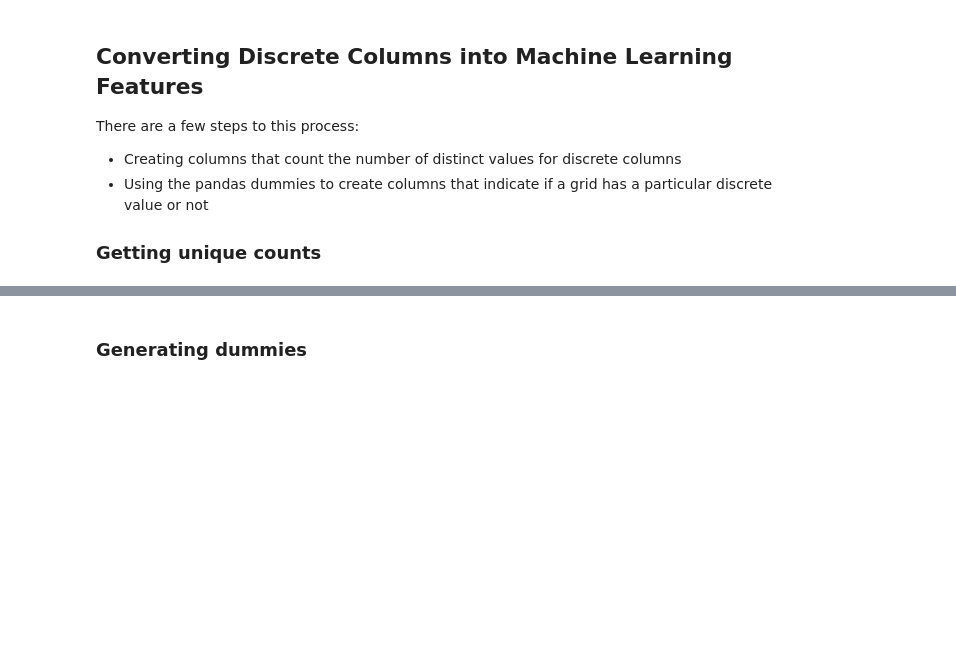
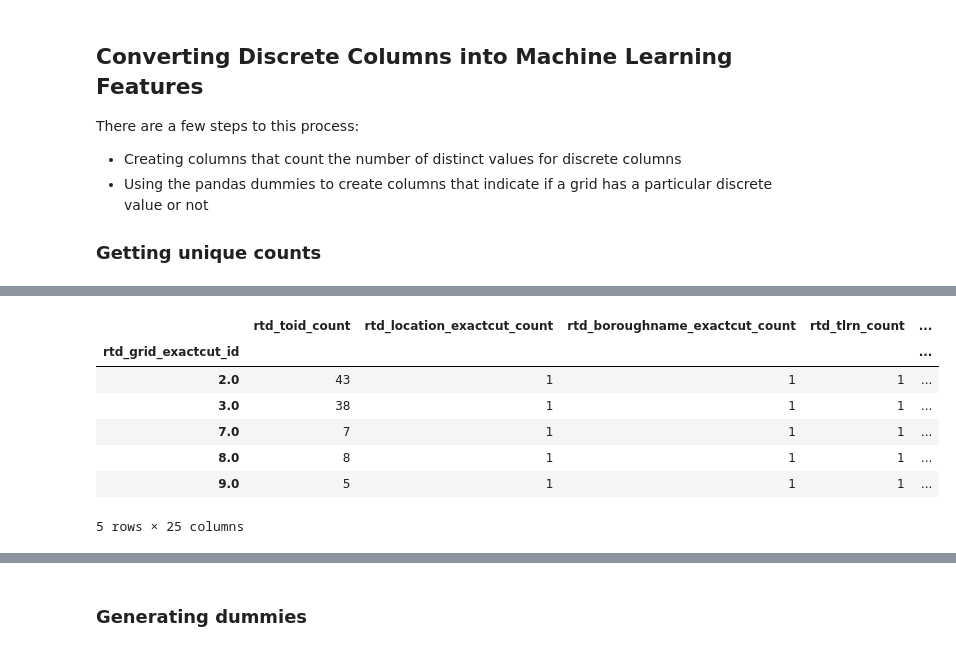
Before and after one commit to abdulrahman-almarzooqi/csck503project, a Jupyter notebook: LAEI_DataTransform.ipynb, the cells around one changed output, grey strips where cells are left out. Drawn from its saved outputs; the diff is of its cells as text; code cells hidden in the pictures; blank space fills up the shorter version.

```diff
--- a/LAEI_DataTransform.ipynb
+++ b/LAEI_DataTransform.ipynb
@@ -41,0 +49,50 @@ data_group_discrete.head()
+# %%
+# Calculate various aggregations of numerical data
+data_group_numeric = data.groupby(['rtd_grid_exactcut_id'])[['rtd_vkm_taxi',
+                                                              'rtd_vkm_pcar',
+                                                              'rtd_vkm_dcar',
+                                                              'rtd_vkm_plgv',
+                                                              'rtd_vkm_dlgv',
+                                                              'rtd_vkm_ltbus',
+                                                              'rtd_vkm_coach',
+                                                              'rtd_vkm_rigid2axle',
+                                                              'rtd_vkm_rigid3axle',
+                                                              'rtd_vkm_rigid4axle',
+                                                              'rtd_vkm_artic3axle',
+                                                              'rtd_vkm_artic5axle',
+                                                              'rtd_vkm_artic6axle',
+                                                              'rtd_vkm_electriccar',
+                                                              'rtd_vkm_electriclgv',
+                                                              'rtd_vkm_total',]].agg(['mean'])
+
+# Tidy up columns names
+data_group_numeric.columns = data_group_numeric.columns.map('_'.join)
+data_group_numeric.head()
+
+# Get labelled columns to examine
+data_group_numeric['total_emissions_co2'] = data[['ebl_ebl_ebl_total_emissions_co2']].sum(axis=1)
+
+data_group_numeric['total_emissions_nox'] = data[['ebl_ebl_ebl_total_emissions_nox',]].sum(axis=1)
+
+data_group_numeric['total_emissions_pm10'] = data[['ebl_ebl_ebl_total_emissions_pm10_brake',
+                                                   'ebl_ebl_ebl_total_emissions_pm10_exhaust',
+                                                   'ebl_ebl_ebl_total_emissions_pm10_resusp',
+                                                   'ebl_ebl_ebl_total_emissions_pm10_tyre']].sum(axis=1)
+
+data_group_numeric['total_emissions_pm25'] = data[['ebl_ebl_ebl_total_emissions_pm25_brake',
+                                                   'ebl_ebl_ebl_total_emissions_pm25_exhaust',
+                                                   'ebl_ebl_ebl_total_emissions_pm25_resusp',
+                                                   'ebl_ebl_ebl_total_emissions_pm25_tyre',]].sum(axis=1)
+
+# Combine
+data_group_numeric = pd.concat([data_group_discrete, data_group_numeric], axis=1)
+data_group_numeric.head()
+# %% [output]
+|  | rtd_toid_count | rtd_location_exactcut_count | rtd_boroughname_exactcut_count | rtd_tlrn_count | ... |
+| rtd_grid_exactcut_id |  |  |  |  | ... |
+| 2.0 | 43 | 1 | 1 | 1 | ... |
+| 3.0 | 38 | 1 | 1 | 1 | ... |
+| 7.0 | 7 | 1 | 1 | 1 | ... |
+| 8.0 | 8 | 1 | 1 | 1 | ... |
+| 9.0 | 5 | 1 | 1 | 1 | ... |
+5 rows × 25 columns
```
Also changed, not shown: parts of 12 cells of this notebook, 2 other files.
